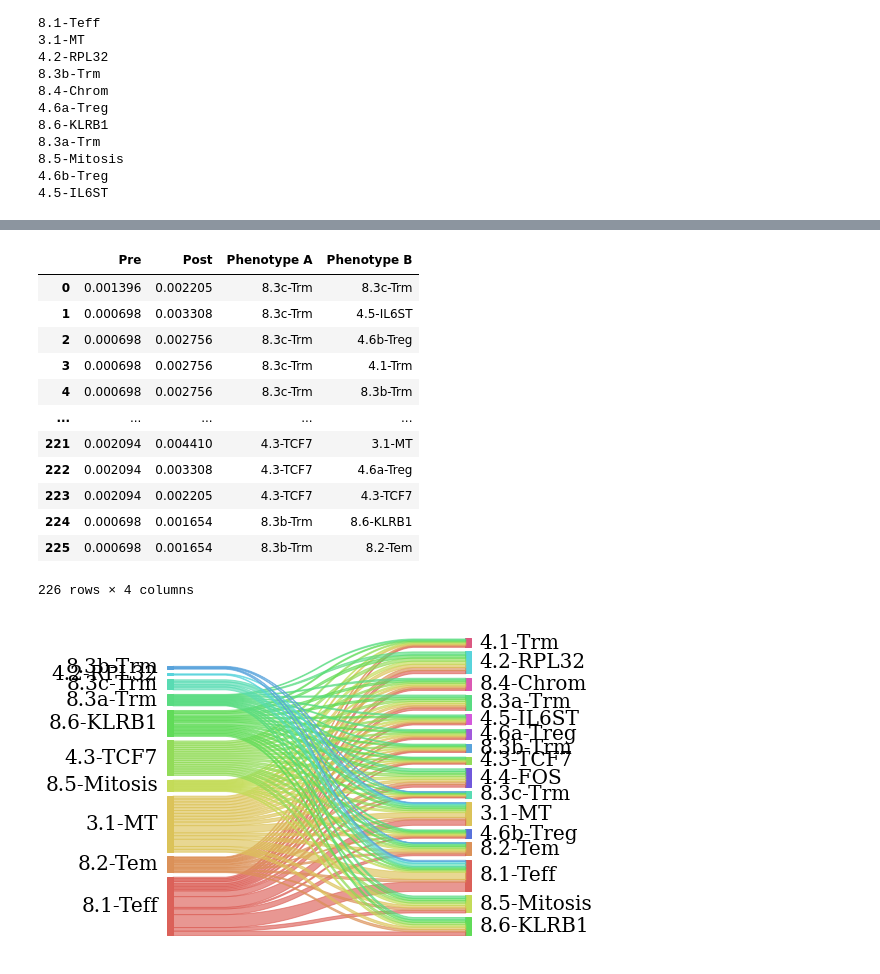
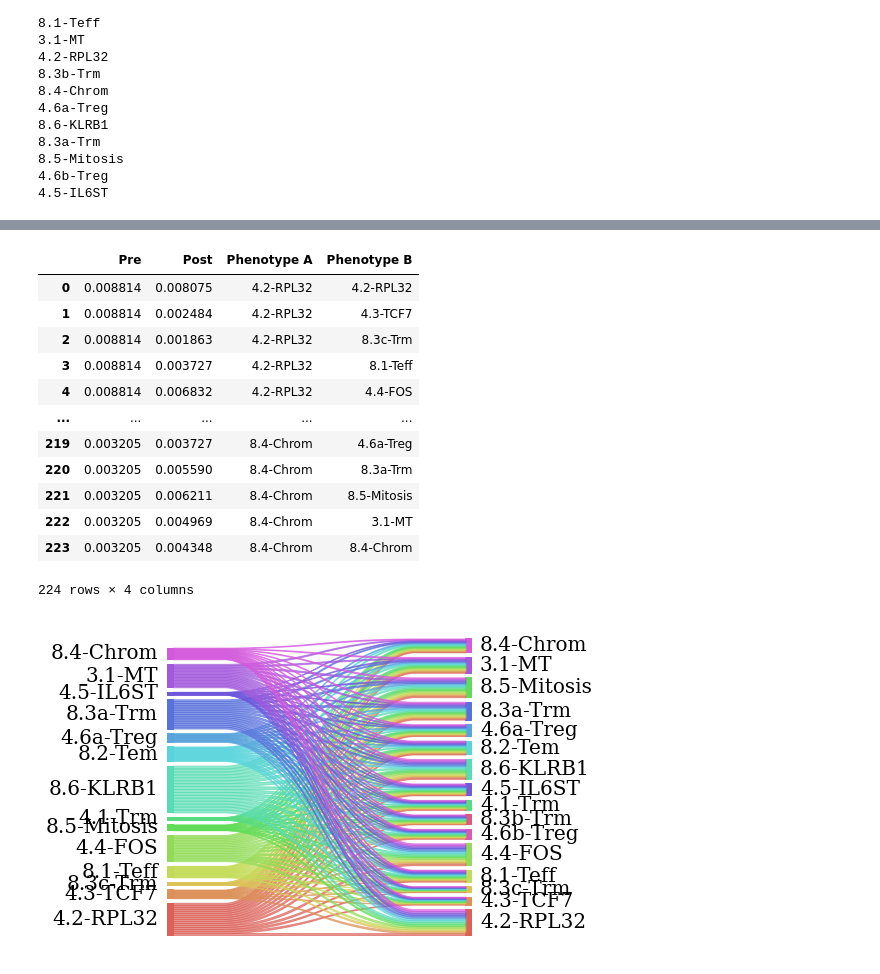
Before and after one commit to nceglia/tcri, a Jupyter notebook: example/example.ipynb, the cells around one changed output, grey strips where cells are left out. Saved outputs shown, nothing was run; the diff lists cells and outputs as text; code cells hidden in the pictures.

```diff
--- a/example/example.ipynb
+++ b/example/example.ipynb
@@ -123,20 +148,20 @@ tcri.pl.clonotypic_entropy(adata)
 # %%
-tcri.metrics.phenotypic_flux(adata,from_this="NAT",to_this="Tumor")
+tcri.metrics.phenotypic_flux(adata,from_this="NAT",to_that="Tumor",min_clone_size=50)
 # %% [output]
 |  | Pre | Post | Phenotype A | Phenotype B |
-| 0 | 0.001396 | 0.002205 | 8.3c-Trm | 8.3c-Trm |
-| 1 | 0.000698 | 0.003308 | 8.3c-Trm | 4.5-IL6ST |
-| 2 | 0.000698 | 0.002756 | 8.3c-Trm | 4.6b-Treg |
-| 3 | 0.000698 | 0.002756 | 8.3c-Trm | 4.1-Trm |
-| 4 | 0.000698 | 0.002756 | 8.3c-Trm | 8.3b-Trm |
+| 0 | 0.008814 | 0.008075 | 4.2-RPL32 | 4.2-RPL32 |
+| 1 | 0.008814 | 0.002484 | 4.2-RPL32 | 4.3-TCF7 |
+| 2 | 0.008814 | 0.001863 | 4.2-RPL32 | 8.3c-Trm |
+| 3 | 0.008814 | 0.003727 | 4.2-RPL32 | 8.1-Teff |
+| 4 | 0.008814 | 0.006832 | 4.2-RPL32 | 4.4-FOS |
 | ... | ... | ... | ... | ... |
-| 221 | 0.002094 | 0.004410 | 4.3-TCF7 | 3.1-MT |
-| 222 | 0.002094 | 0.003308 | 4.3-TCF7 | 4.6a-Treg |
-| 223 | 0.002094 | 0.002205 | 4.3-TCF7 | 4.3-TCF7 |
-| 224 | 0.000698 | 0.001654 | 8.3b-Trm | 8.6-KLRB1 |
-| 225 | 0.000698 | 0.001654 | 8.3b-Trm | 8.2-Tem |
+| 219 | 0.003205 | 0.003727 | 8.4-Chrom | 4.6a-Treg |
+| 220 | 0.003205 | 0.005590 | 8.4-Chrom | 8.3a-Trm |
+| 221 | 0.003205 | 0.006211 | 8.4-Chrom | 8.5-Mitosis |
+| 222 | 0.003205 | 0.004969 | 8.4-Chrom | 3.1-MT |
+| 223 | 0.003205 | 0.004348 | 8.4-Chrom | 8.4-Chrom |
-226 rows × 4 columns
+224 rows × 4 columns
 # %%
-sc.pl.phenotypic_flux(adata,from_this="NAT",to_this="Tumor")
+tcri.pl.phenotypic_flux(adata,from_this="NAT",to_that="Tumor",min_clone_size=100)
 # %% [output]
-[figure, old version]
+[figure, new version]
```
Also changed, not shown: parts of 10 cells of this notebook.
